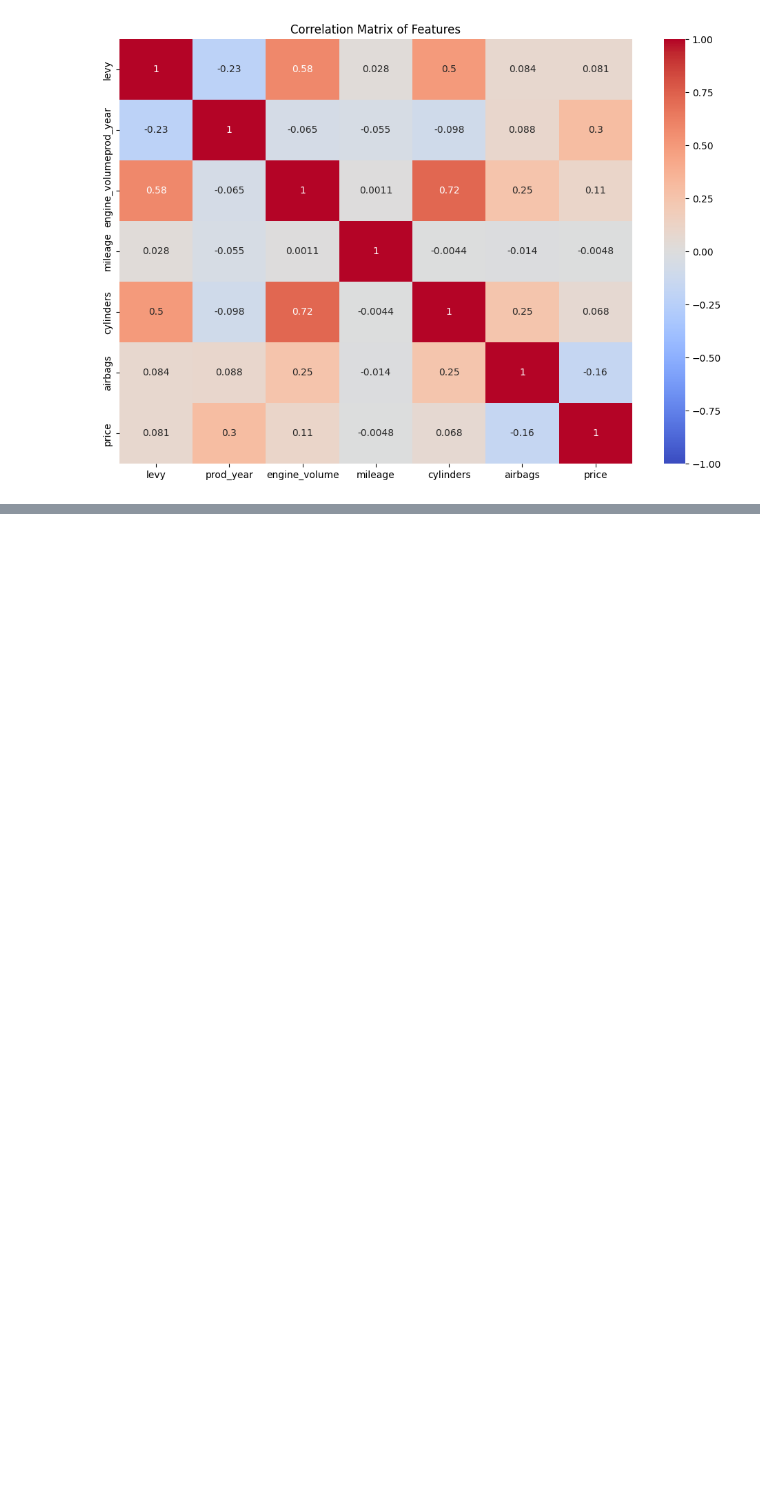
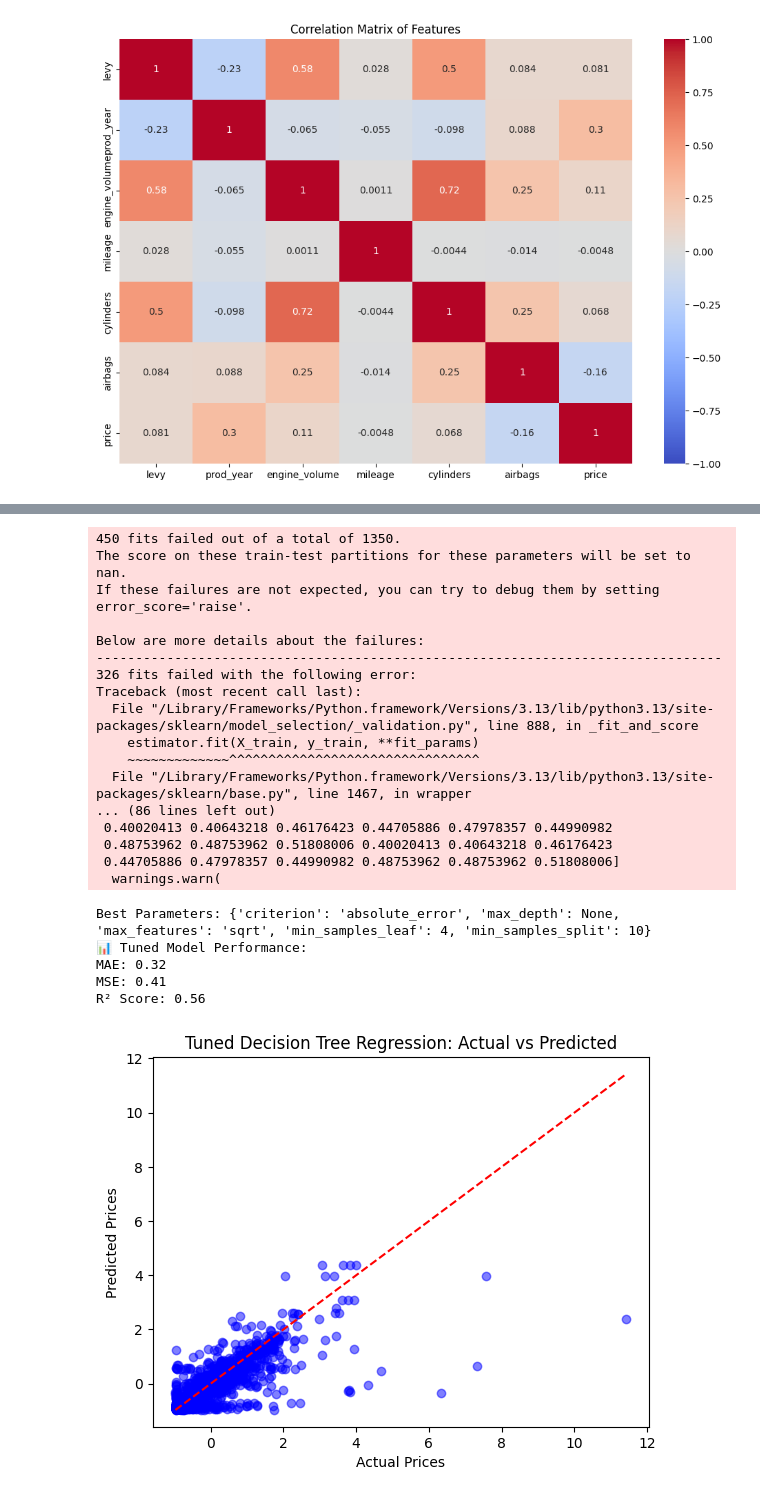
Before and after one commit to AI-ML1/Supervised-ML-Projects, a Jupyter notebook: Car_Price_Regression_Supervised_ML/Car_Price_Regression_ML.ipynb, the cells around one changed output, grey strips where cells are left out. Saved outputs shown, nothing was run; the diff lists cells and outputs as text; code cells hidden in the pictures; blank space fills up the shorter version.

```diff
--- a/Car_Price_Regression_Supervised_ML/Car_Price_Regression_ML.ipynb
+++ b/Car_Price_Regression_Supervised_ML/Car_Price_Regression_ML.ipynb
@@ -631,0 +643,10 @@ plt.show()
+# %%
+x = df.drop("price", axis=1)
+y = df["price"]
+# %%
+x_train, x_temp, y_train, y_temp = train_test_split(x, y, test_size=0.3, random_state=42)
+
+x_val, x_test, y_val, y_test = train_test_split(x_temp, y_temp, test_size=0.5, random_state=42)
+# %%
+model = DecisionTreeRegressor(max_depth=5, random_state=42)
+model.fit(x_train, y_train)
@@ -631,0 +675,63 @@ plt.show()
+# %%
+
+# 4️⃣ Define Hyperparameters to Tune
+param_grid = {
+    "max_depth": [3, 5, 10, 20, None],
+    "min_samples_split": [2, 5, 10],
+    "min_samples_leaf": [1, 2, 4],
+    "max_features": ["auto", "sqrt", "log2"],
+    "criterion": ["squared_error", "absolute_error"],
+}
+
+# 5️⃣ Perform Grid Search
+grid_search = GridSearchCV(model, param_grid, cv=5, scoring="r2", n_jobs=-1)
+grid_search.fit(x_train, y_train)
+
+# 6️⃣ Best Parameters & Model
+print("Best Parameters:", grid_search.best_params_)
+best_model = grid_search.best_estimator_
+
+# 7️⃣ Make Predictions
+y_pred = best_model.predict(x_test)
+
+# 8️⃣ Evaluate Model
+mae = mean_absolute_error(y_test, y_pred)
+mse = mean_squared_error(y_test, y_pred)
+r2 = r2_score(y_test, y_pred)
+
+print(f"📊 Tuned Model Performance:")
+print(f"MAE: {mae:.2f}")
+print(f"MSE: {mse:.2f}")
+print(f"R² Score: {r2:.2f}")
+
+# 9️⃣ Plot Actual vs Predicted
+plt.scatter(y_test, y_pred, color="blue", alpha=0.5)
+plt.plot([min(y_test), max(y_test)], [min(y_test), max(y_test)], color="red", linestyle="--")
+plt.xlabel("Actual Prices")
+plt.ylabel("Predicted Prices")
+plt.title("Tuned Decision Tree Regression: Actual vs Predicted")
+plt.show()
+# %% [output]
+450 fits failed out of a total of 1350.
+The score on these train-test partitions for these parameters will be set to nan.
+If these failures are not expected, you can try to debug them by setting error_score='raise'.
+
+Below are more details about the failures:
+--------------------------------------------------------------------------------
+326 fits failed with the following error:
+Traceback (most recent call last):
+  File "/Library/Frameworks/Python.framework/Versions/3.13/lib/python3.13/site-packages/sklearn/model_selection/_validation.py", line 888, in _fit_and_score
+    estimator.fit(X_train, y_train, **fit_params)
+    ~~~~~~~~~~~~~^^^^^^^^^^^^^^^^^^^^^^^^^^^^^^^^
+  File "/Library/Frameworks/Python.framework/Versions/3.13/lib/python3.13/site-packages/sklearn/base.py", line 1467, in wrapper
+... (86 lines left out)
+ 0.40020413 0.40643218 0.46176423 0.44705886 0.47978357 0.44990982
+ 0.48753962 0.48753962 0.51808006 0.40020413 0.40643218 0.46176423
+ 0.44705886 0.47978357 0.44990982 0.48753962 0.48753962 0.51808006]
+  warnings.warn(
+Best Parameters: {'criterion': 'absolute_error', 'max_depth': None, 'max_features': 'sqrt', 'min_samples_leaf': 4, 'min_samples_split': 10}
+📊 Tuned Model Performance:
+MAE: 0.32
+MSE: 0.41
+R² Score: 0.56
+[figure, added]
```
Also changed, not shown: parts of 28 cells of this notebook.
